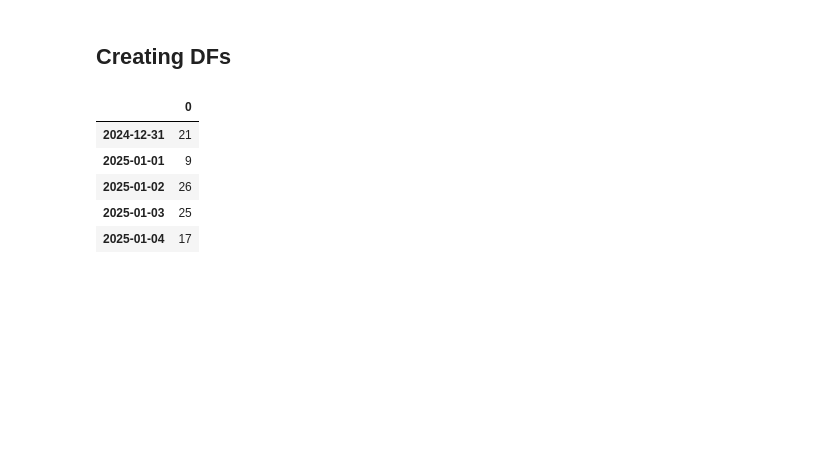
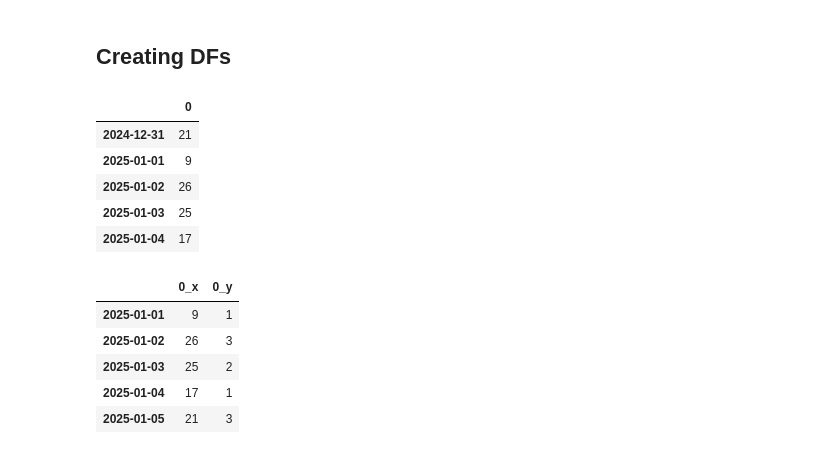
Before and after one commit to crystalzhaozj/week4-tasks-new, a Jupyter notebook: advanced.ipynb, the cells around one changed output. Cells and saved outputs as stored; diff of their text form; code cells hidden in the pictures; blank space fills up the shorter version.

```diff
--- a/advanced.ipynb
+++ b/advanced.ipynb
@@ -142,0 +192,9 @@ full_df =
+# %%
+full_df.head()
+# %% [output]
+|  | 0_x | 0_y |
+| 2025-01-01 | 9 | 1 |
+| 2025-01-02 | 26 | 3 |
+| 2025-01-03 | 25 | 2 |
+| 2025-01-04 | 17 | 1 |
+| 2025-01-05 | 21 | 3 |
```
Also changed, not shown: parts of 10 cells of this notebook.
